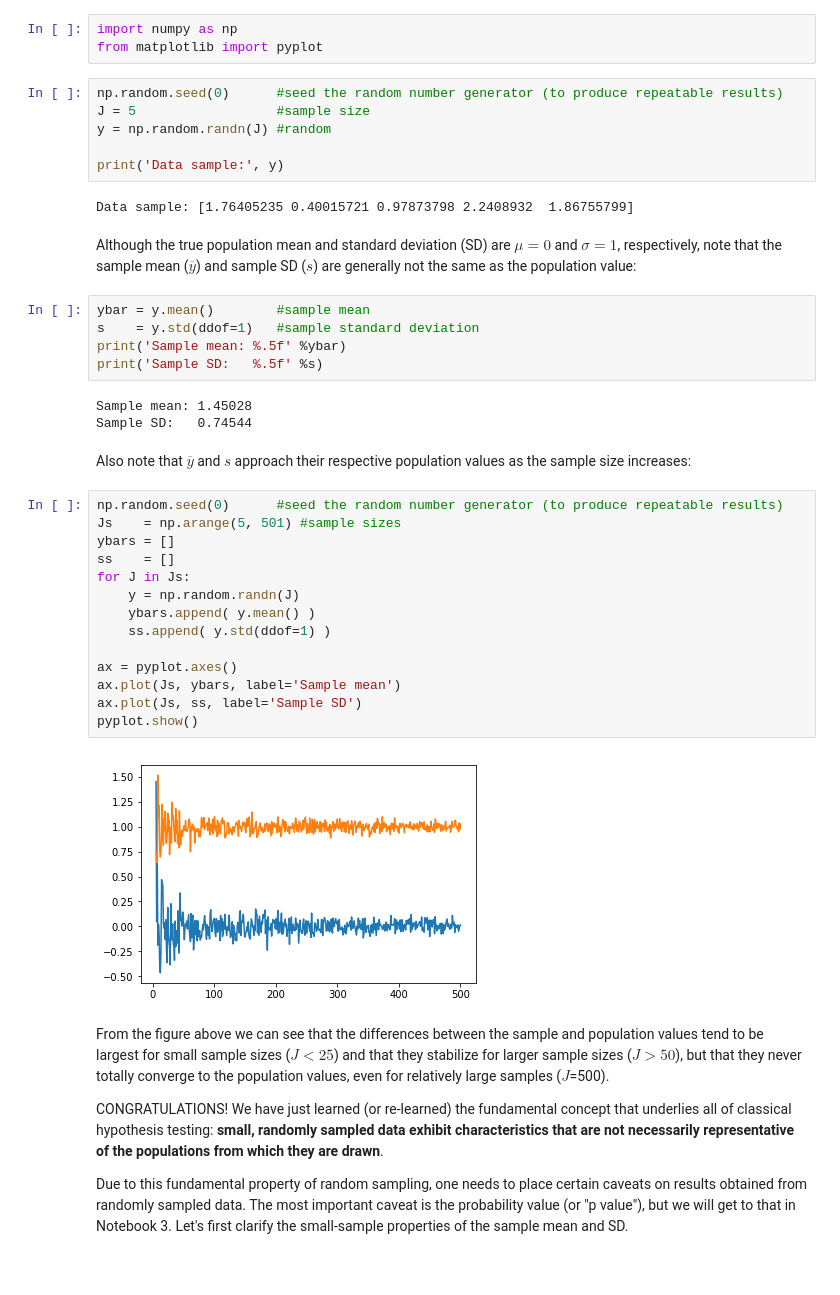
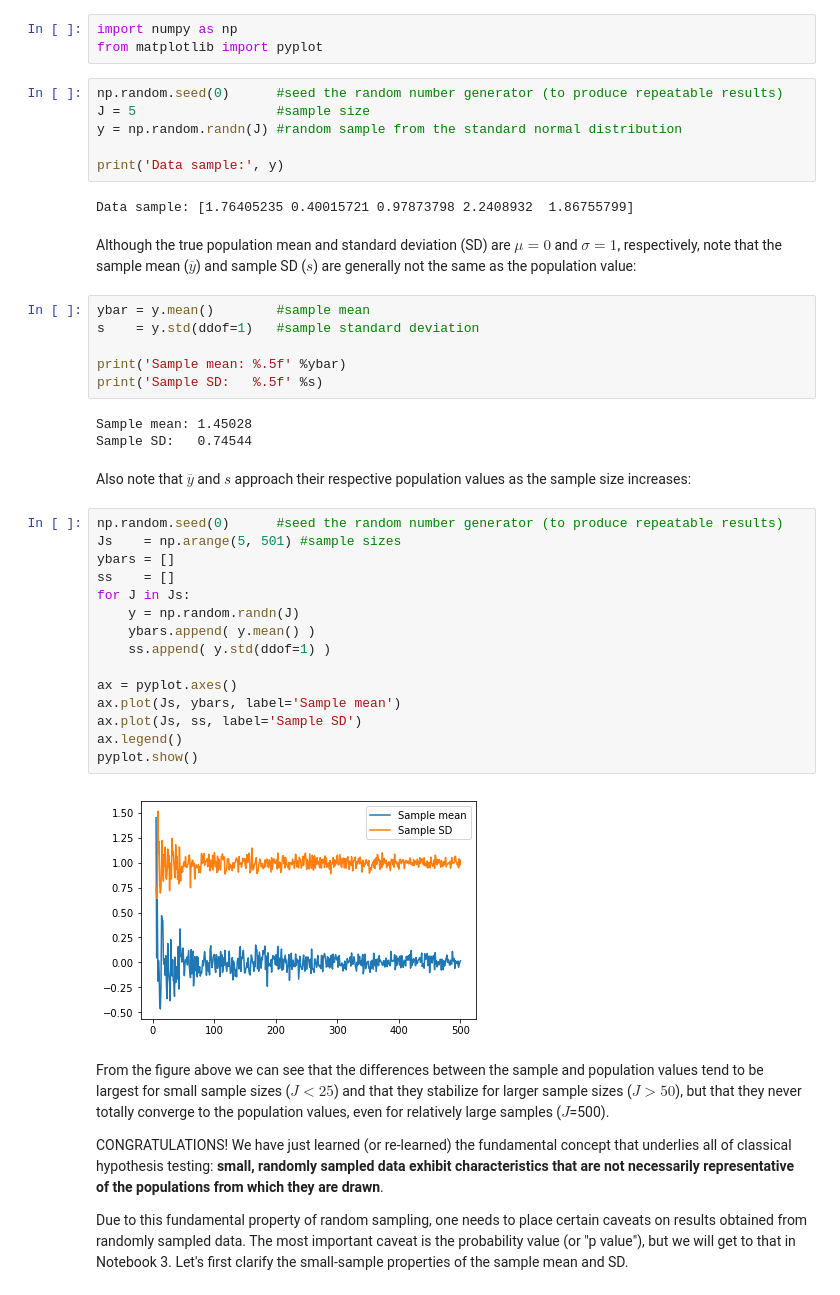
Before and after one commit to 0todd0000/ISB2019StatisticsTutorial, a Jupyter notebook: Notebooks/Python-nb/1_Simulating_Experiments.ipynb, the cells around one changed output. Saved outputs shown, nothing was run; the diff lists cells and outputs as text.

```diff
--- a/Notebooks/Python-nb/1_Simulating_Experiments.ipynb
+++ b/Notebooks/Python-nb/1_Simulating_Experiments.ipynb
@@ -31,7 +31,7 @@ from matplotlib import pyplot
 # %%
 np.random.seed(0)      #seed the random number generator (to produce repeatable results)
 J = 5                  #sample size
-y = np.random.randn(J) #random
+y = np.random.randn(J) #random sample from the standard normal distribution
 
 print('Data sample:', y)
 # %% [output]
@@ -41,6 +41,7 @@ Although the true population mean and standard deviation (SD) are $\mu=0$ and $\
 # %%
 ybar = y.mean()        #sample mean
 s    = y.std(ddof=1)   #sample standard deviation
+
 print('Sample mean: %.5f' %ybar)
 print('Sample SD:   %.5f' %s)
 # %% [output]
@@ -51,19 +52,20 @@ Also note that $\overline{y}$ and $s$ approach their respective population value
 # %%
 np.random.seed(0)      #seed the random number generator (to produce repeatable results)
 Js    = np.arange(5, 501) #sample sizes
 ybars = []
 ss    = []
 for J in Js:
     y = np.random.randn(J)
     ybars.append( y.mean() )
     ss.append( y.std(ddof=1) )
 
 ax = pyplot.axes()
 ax.plot(Js, ybars, label='Sample mean')
 ax.plot(Js, ss, label='Sample SD')
+ax.legend()
 pyplot.show()
 # %% [output]
-[figure, old version]
+[figure, new version]
 # %% [markdown]
 From the figure above we can see that the differences between the sample and population values tend to be largest for small sample sizes ($J<25$) and that they stabilize for larger sample sizes ($J>50$), but that they never totally converge to the population values, even for relatively large samples ($J$=500).
 
```
Also changed, not shown: parts of 5 cells of this notebook, 11 other files.
